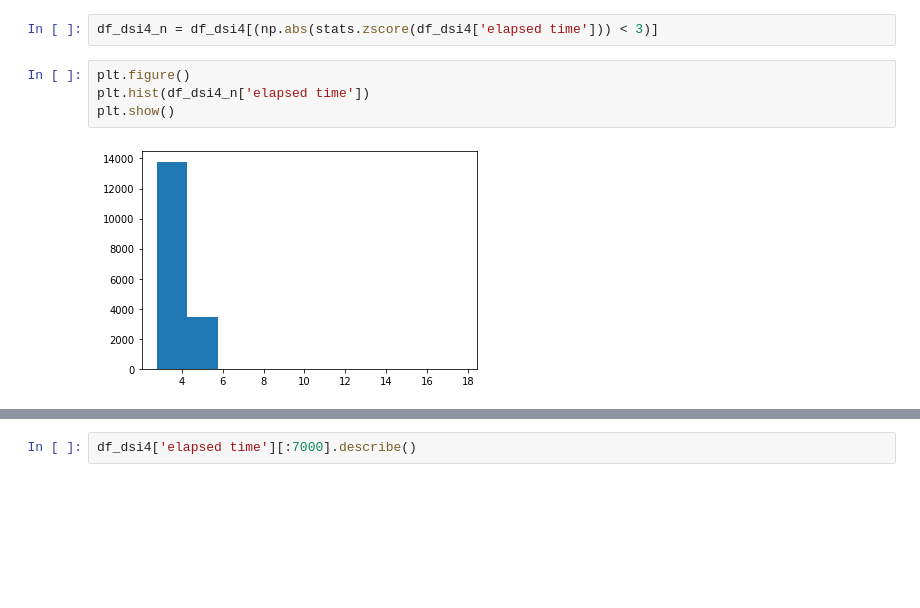
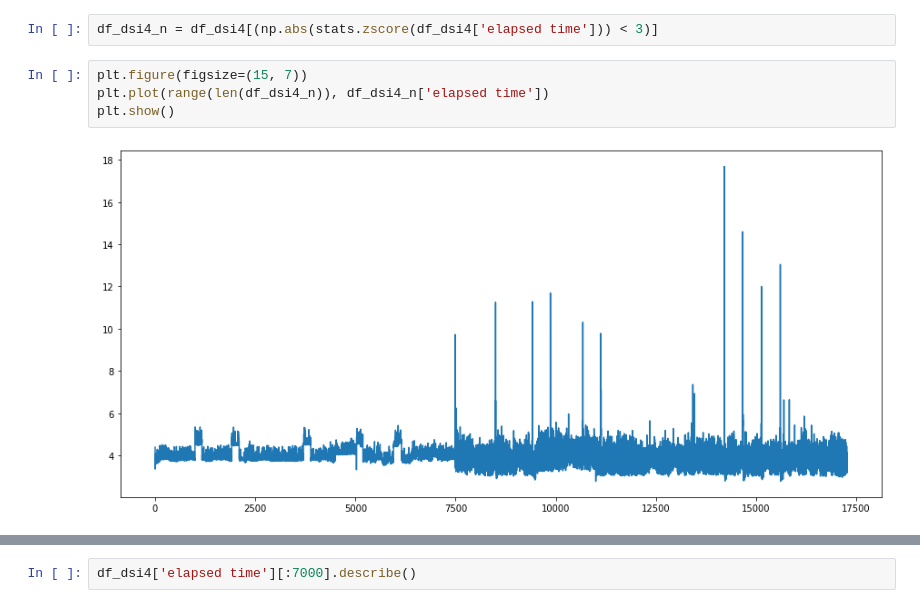
Before and after one commit to BernardoSJ/Commercial-EEG, a Jupyter notebook: Performance_test.ipynb, the cells around one changed output, grey strips where cells are left out. Saved outputs shown, nothing was run; the diff lists cells and outputs as text; blank space fills up the shorter version.

```diff
--- a/Performance_test.ipynb
+++ b/Performance_test.ipynb
@@ -45,8 +45,8 @@ Name: elapsed time, dtype: float64
 # %%
 df_dsi4_n = df_dsi4[(np.abs(stats.zscore(df_dsi4['elapsed time'])) < 3)]
 # %%
-plt.figure()
-plt.hist(df_dsi4_n['elapsed time'])
+plt.figure(figsize=(15, 7))
+plt.plot(range(len(df_dsi4_n)), df_dsi4_n['elapsed time'])
 plt.show()
 # %% [output]
-[figure, old version]
+[figure, new version]
```
Also changed, not shown: parts of 13 cells of this notebook.
